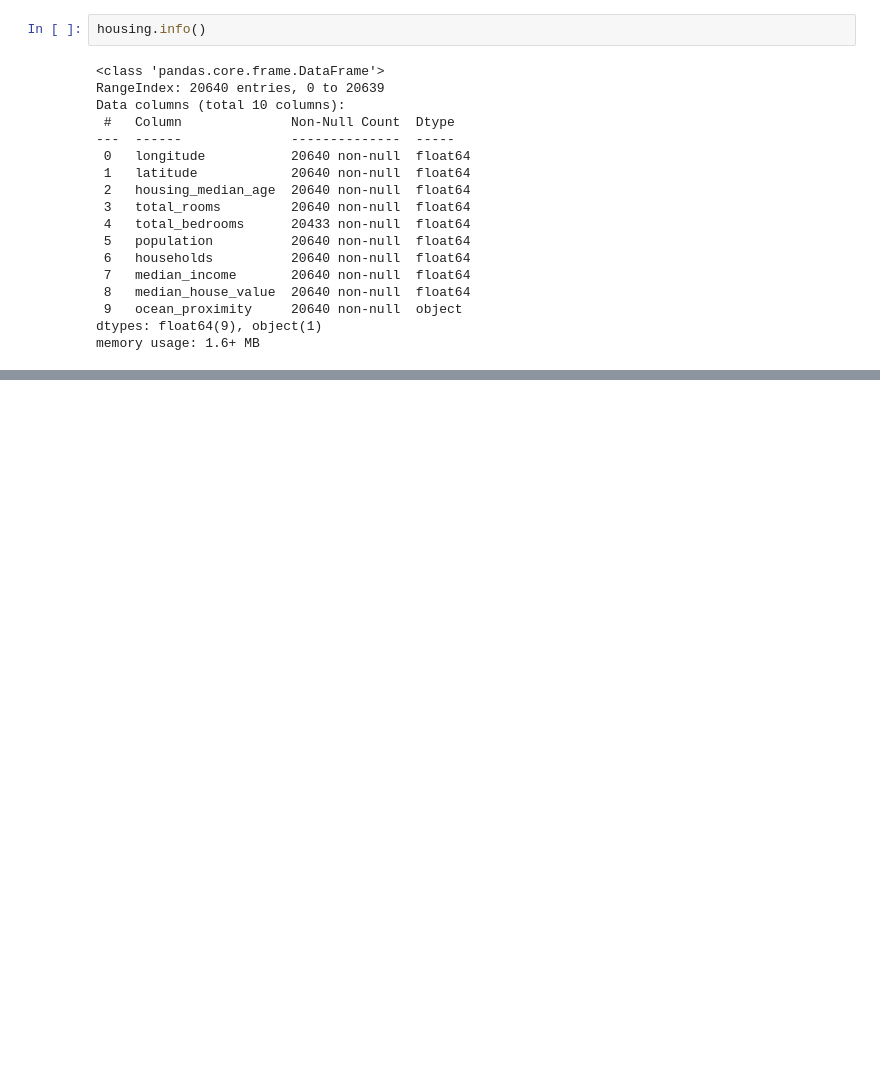
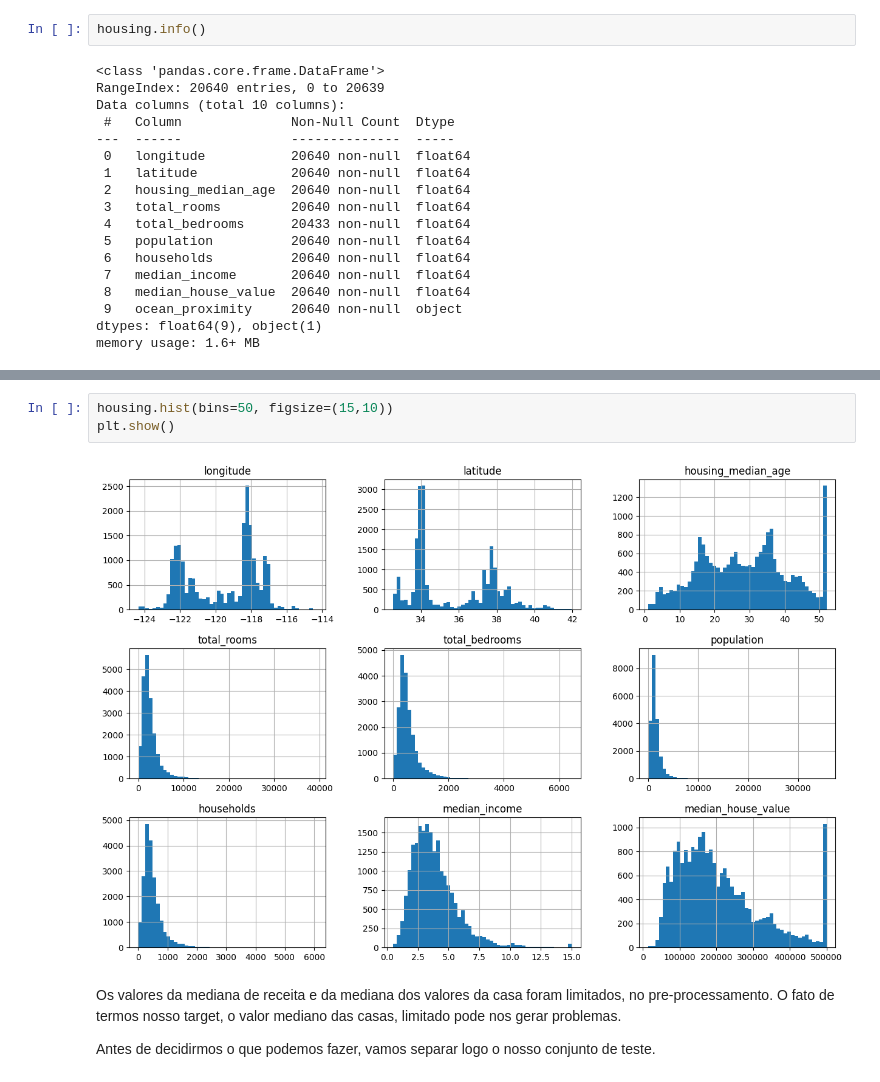
Before and after one commit to bivar/hands-on-ml-scikit, a Jupyter notebook: cap2_end_to_end_project.ipynb, the cells around one changed output, grey strips where cells are left out. Cells and saved outputs as stored; diff of their text form; blank space fills up the shorter version.

```diff
--- a/cap2_end_to_end_project.ipynb
+++ b/cap2_end_to_end_project.ipynb
@@ -73,0 +86,9 @@ memory usage: 1.6+ MB
+# %%
+housing.hist(bins=50, figsize=(15,10))
+plt.show()
+# %% [output]
+[figure, added]
+# %% [markdown]
+Os valores da mediana de receita e da mediana dos valores da casa foram limitados, no pre-processamento. O fato de termos nosso target, o valor mediano das casas, limitado pode nos gerar problemas.
+
+Antes de decidirmos o que podemos fazer, vamos separar logo o nosso conjunto de teste.
```
Also changed, not shown: parts of 7 cells of this notebook.
